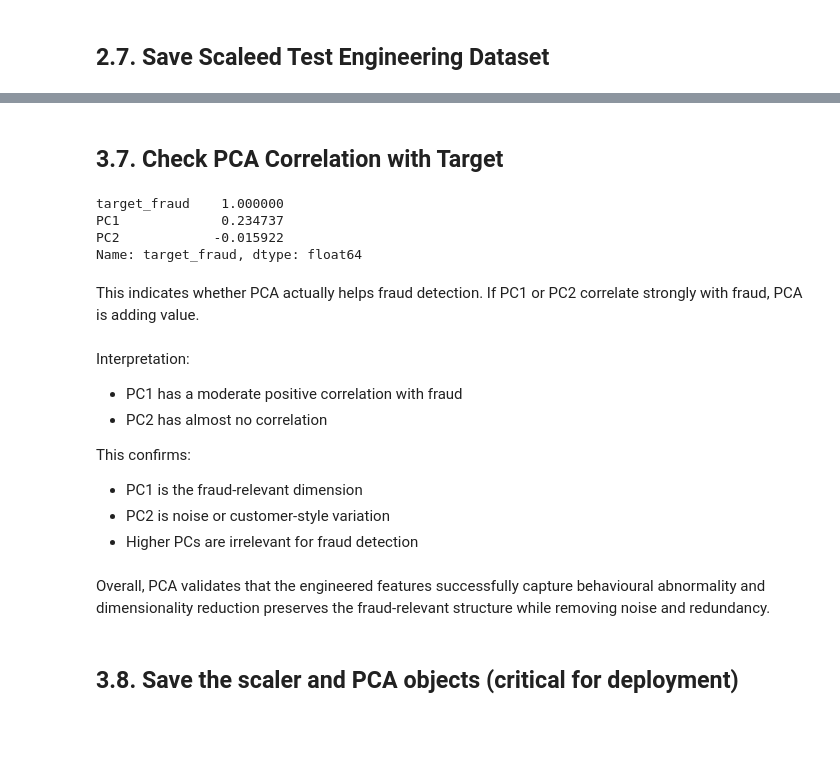
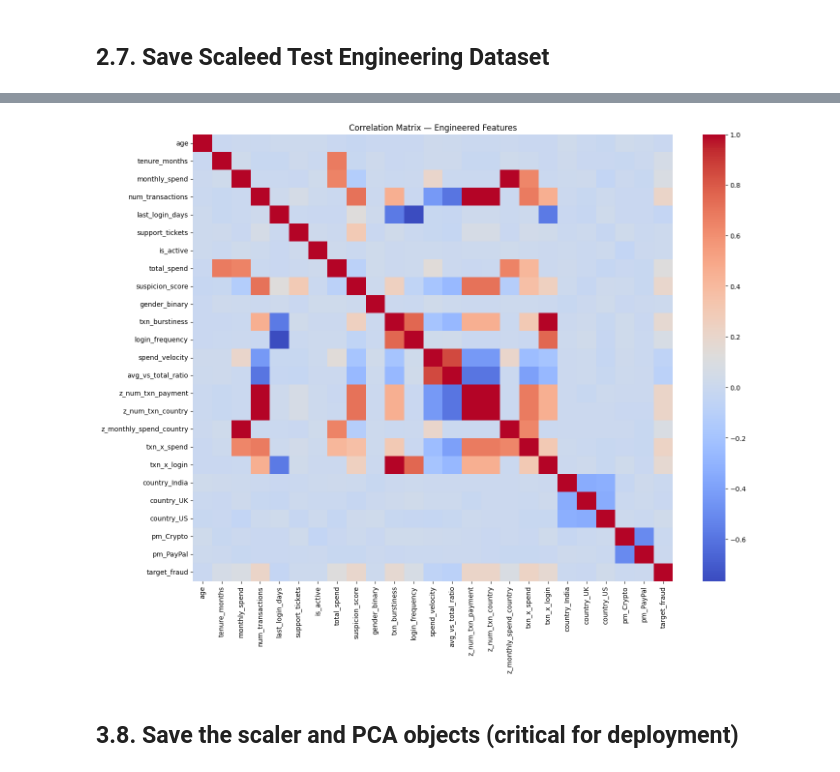
Before and after one commit to Amirthagenius/Multi-Layered-Behavioral-Fraud-Detection, a Jupyter notebook: 02_feature_engineering.ipynb, the cells around one changed output, grey strips where cells are left out. Cells and saved outputs as stored; diff of their text form; code cells hidden in the pictures; blank space fills up the shorter version.

```diff
--- a/02_feature_engineering.ipynb
+++ b/02_feature_engineering.ipynb
@@ -358,10 +358,14 @@ df_test.to_csv( "feature_engineering_datasets/test_engineered.csv", index=False)
 # %%
 scaler = StandardScaler()
 
-scaler.fit(df_train[feature_cols])
+train_scaled = scaler.fit_transform(df_train[feature_cols])
 
 test_scaled = scaler.transform(df_test[feature_cols])
 # %% [markdown]
 ## 2.7. Save Scaleed Test Engineering Dataset
+# %%
+train_scaled = pd.DataFrame(train_scaled, columns=feature_cols )
+train_scaled['target_fraud'] = df_train['target_fraud']
+train_scaled.to_csv("feature_engineering_datasets/train_scaled.csv", index=False)
 # %%
 test_scaled = pd.DataFrame(test_scaled, columns=feature_cols)
@@ -373,6 +372,0 @@ test_scaled = pd.DataFrame(test_scaled, columns=feature_cols)
-# %%
-from sklearn.decomposition import PCA
-
-# Fit PCA to retain 95% variance
-pca = PCA(n_components=0.95)
-pca.fit(train_scaled)
@@ -571,37 +373,10 @@ This means:
-# %% [markdown]
-## 3.7. Check PCA Correlation with Target
-# %%
-# Build PCA dataframe
-pc_df = pd.DataFrame(
-    train_pca,
-    columns=[f'PC{i+1}' for i in range(train_pca.shape[1])]
-)
-
-# Add target
-pc_df['target_fraud'] = df_train['target_fraud'].values
-
-# Correlation with target
-pc_df.corr()['target_fraud'].sort_values(ascending=False)
-# %% [output]
-target_fraud    1.000000
-PC1             0.234737
-PC2            -0.015922
-Name: target_fraud, dtype: float64
-# %% [markdown]
-This indicates whether PCA actually helps fraud detection. If PC1 or PC2 correlate strongly with fraud, PCA is adding value.
-# %% [markdown]
-Interpretation:
-
-- PC1 has a moderate positive correlation with fraud
-- PC2 has almost no correlation
-
-This confirms:
-
-- PC1 is the fraud‑relevant dimension
-- PC2 is noise or customer‑style variation
-- Higher PCs are irrelevant for fraud detection
-# %% [markdown]
-Overall, PCA validates that the engineered features successfully capture behavioural abnormality and dimensionality reduction preserves the fraud‑relevant structure while removing noise and redundancy.
+# %%
+plt.figure(figsize=(16,12))
+sns.heatmap(train_scaled.corr(), cmap='coolwarm', annot=False)
+plt.title("Correlation Matrix — Engineered Features")
+plt.show()
+# %% [output]
+[figure, added]
 # %% [markdown]
 ## 3.8. Save the scaler and PCA objects (critical for deployment)
 # %%
```
Also changed, not shown: parts of 28 cells of this notebook, 18 other files.
